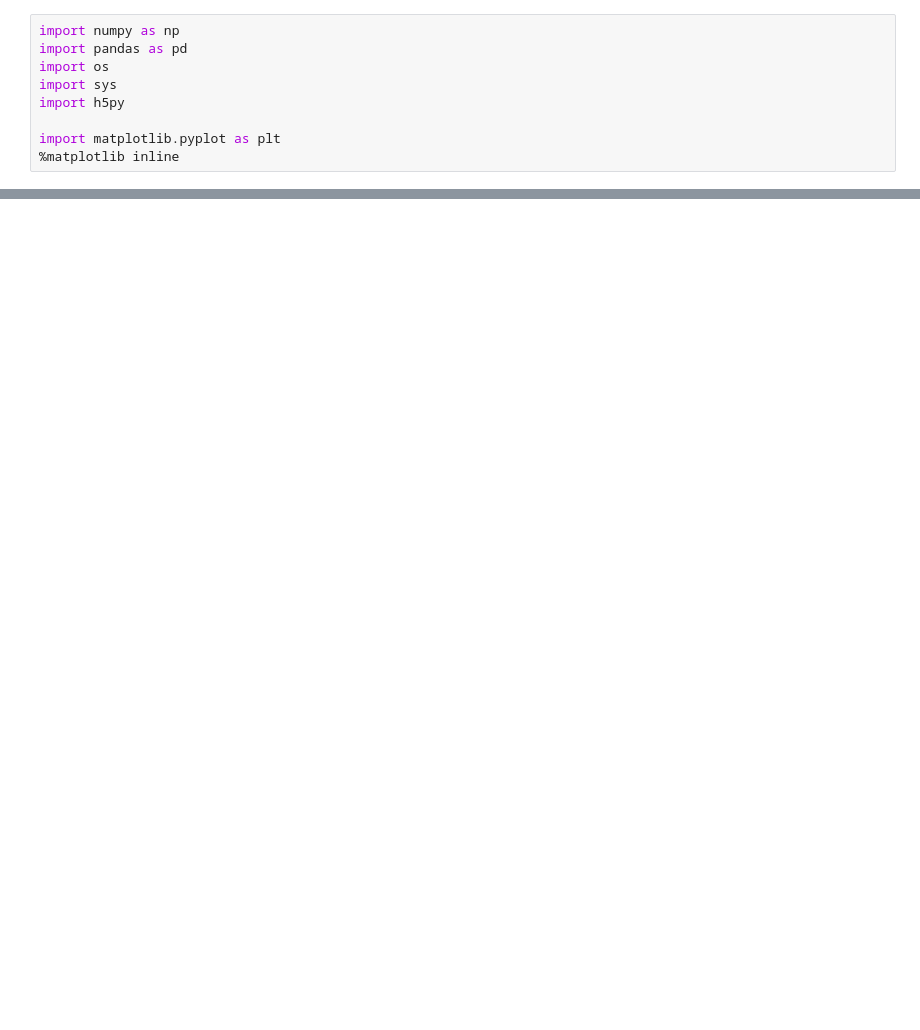
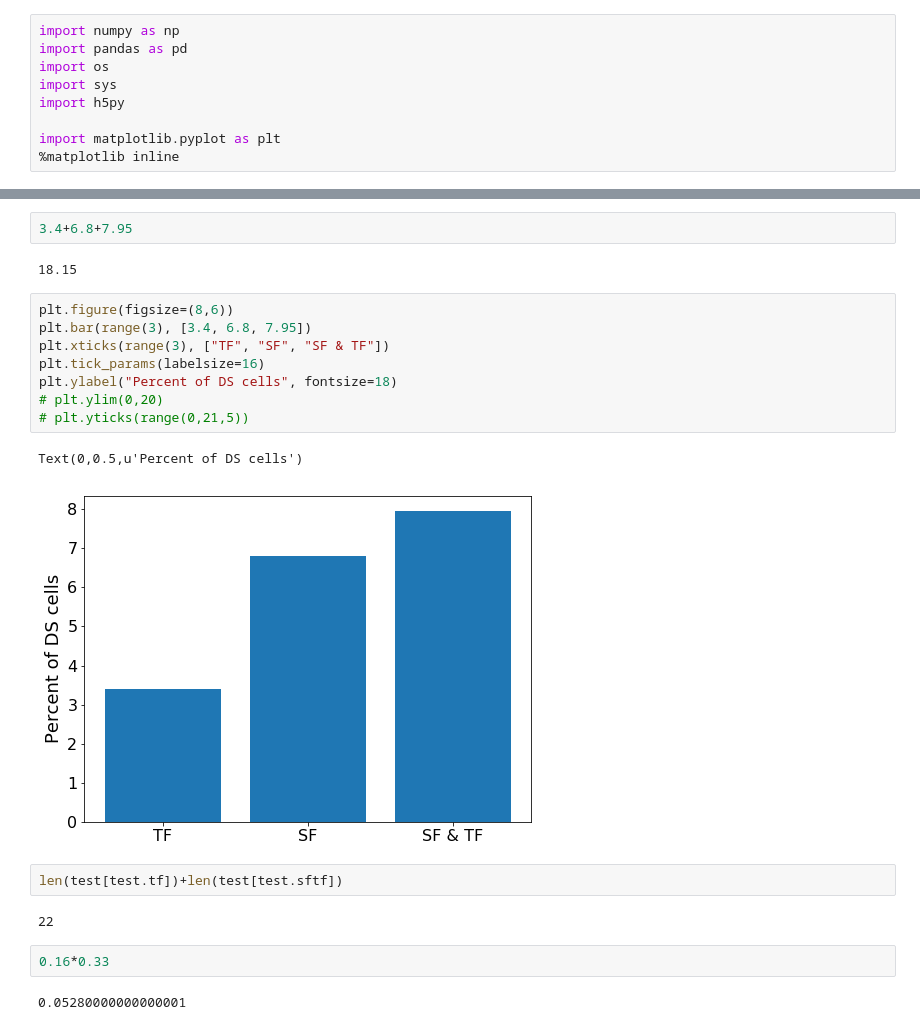
Before and after one commit to saskiad/direction_flipping, a Jupyter notebook: SFTF_code/SFTF DGTF.ipynb, the cells around one changed output, grey strips where cells are left out. Cells and saved outputs as stored; diff of their text form; blank space fills up the shorter version.

```diff
--- a/SFTF_code/SFTF DGTF.ipynb
+++ b/SFTF_code/SFTF DGTF.ipynb
@@ -13,0 +383,23 @@ ImportError: No module named sync
+# %%
+3.4+6.8+7.95
+# %% [output]
+18.15
+# %%
+plt.figure(figsize=(8,6))
+plt.bar(range(3), [3.4, 6.8, 7.95])
+plt.xticks(range(3), ["TF", "SF", "SF & TF"])
+plt.tick_params(labelsize=16)
+plt.ylabel("Percent of DS cells", fontsize=18)
+# plt.ylim(0,20)
+# plt.yticks(range(0,21,5))
+# %% [output]
+Text(0,0.5,u'Percent of DS cells')
+[figure, added]
+# %%
+len(test[test.tf])+len(test[test.sftf])
+# %% [output]
+22
+# %%
+0.16*0.33
+# %% [output]
+0.05280000000000001
```
Also changed, not shown: parts of 67 cells of this notebook, 2 other files.
